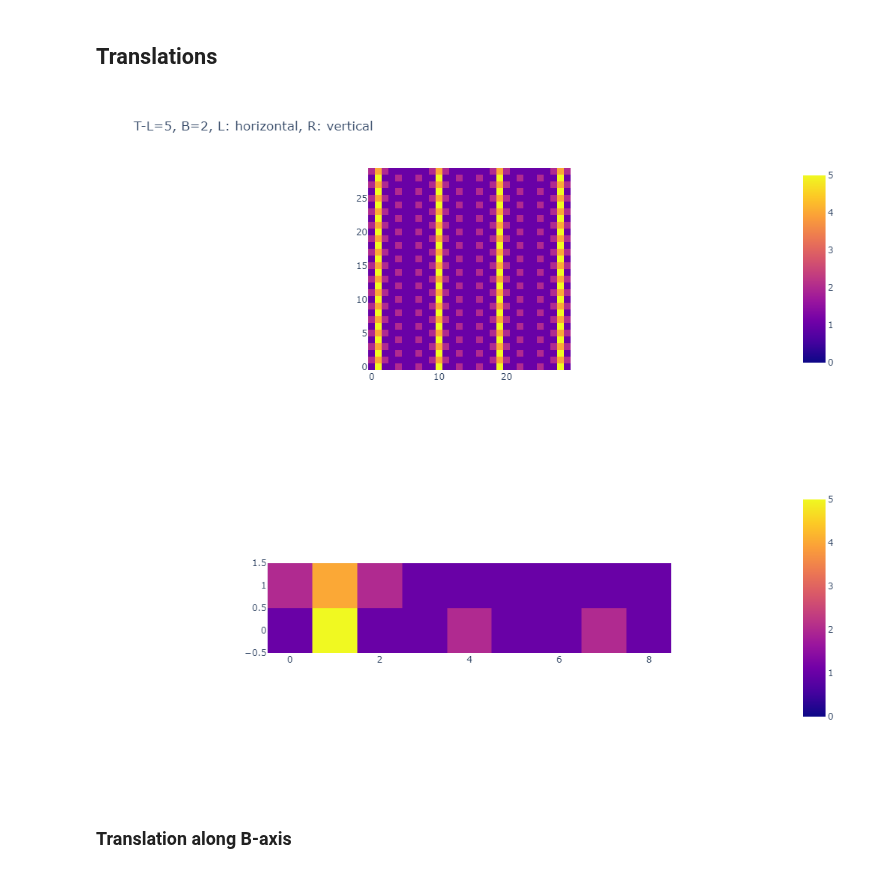
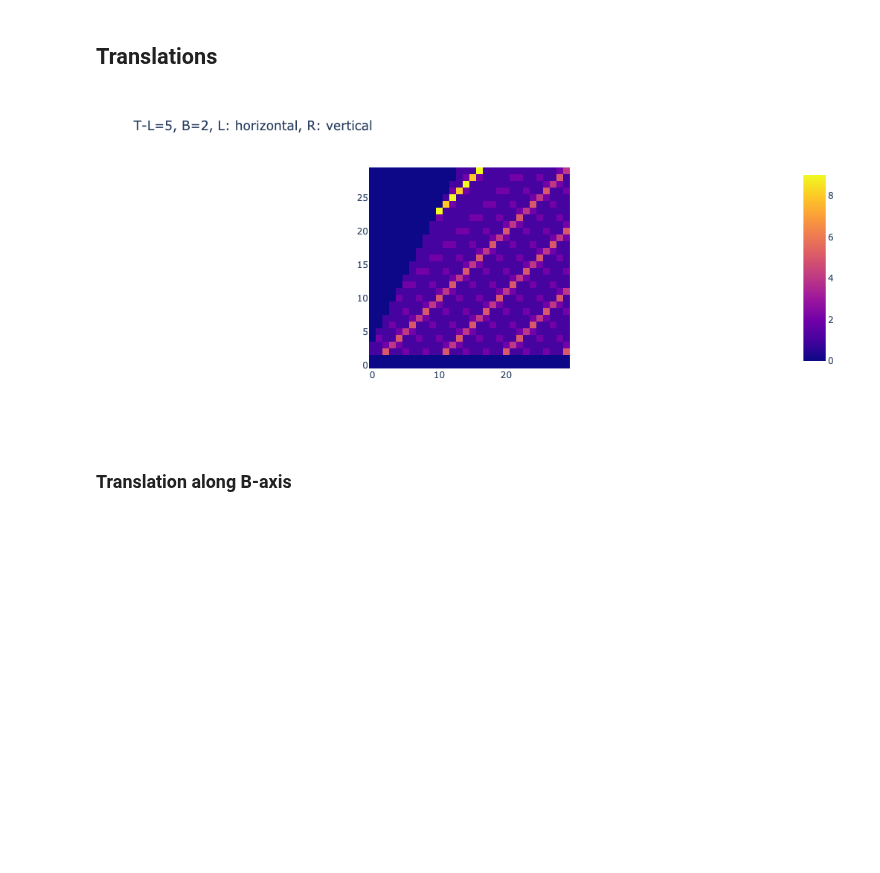
Before and after one commit to yamryo/notebooks, a Jupyter notebook: Research/Components_of_quasiCord/Transformations_fix_eB.ipynb, the cells around one changed output. Drawn from its saved outputs; the diff is of its cells as text; code cells hidden in the pictures; blank space fills up the shorter version.

```diff
--- a/Research/Components_of_quasiCord/Transformations_fix_eB.ipynb
+++ b/Research/Components_of_quasiCord/Transformations_fix_eB.ipynb
@@ -19,32 +19,30 @@ from tqdm.notebook import tqdm
 ## Translations
 # %%
 e, b = 5, 2
-shift = max(0, e - b - 1)
 size = 30
-tamed_matrix = []
+mtx = []
 df = pd.read_csv(f"data/fix_T-L_B/T-L={e}_B={b}_100x100.csv")
-matrix = np.transpose(df.values)
+dfv_trans = np.transpose(df.values)
 for r in range(size):
     seq = []
-    s = b + r + b%2 - 1 #0  #int((b+r)/2) -5 + 0*(b+r-e)%2  #
+    s = 0  #b + r + b%2 - 1 #int((b+r)/2) -5 + 0*(b+r-e)%2  #
     for i in range(size):
         try:
-            seq += [matrix[r + shift][s + i]]
+            seq += [dfv_trans[r][s + i]]
         except:
             seq += [0]
-    tamed_matrix += [seq]
-tamed_matrix = np.array(tamed_matrix)
+    mtx += [seq]
+mtx = np.array(mtx)
 px.imshow(
-    tamed_matrix,
+    mtx,
     origin="lower",
     zmin=0,
     title=f"T-L={e}, B={b}, L: horizontal, R: vertical",
 ).show()
-fig = px.imshow(tamed_matrix[:b, : 2 * e - 1], origin="lower", zmin=0, aspect="equal",)
-fig.show()
+# fig = px.imshow(mtx[:b, : 2 * e - 1], origin="lower", zmin=0, aspect="equal",)
+# fig.show()
 # %% [output]
-[figure, old version]
+[figure, new version]
-[figure, removed]
 # %% [markdown]
 ### Translation along B-axis
 # %%
```
Also changed, not shown: parts of 2 cells of this notebook.
